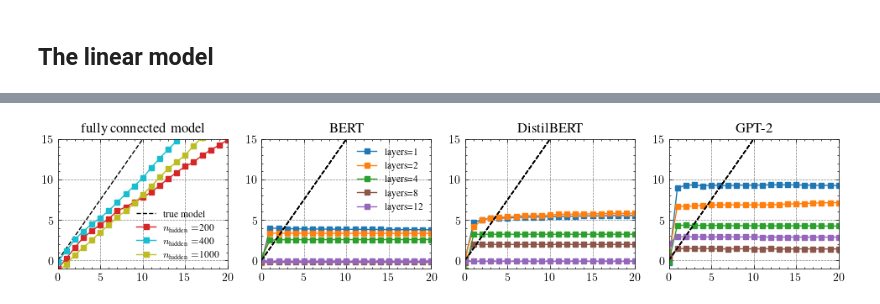
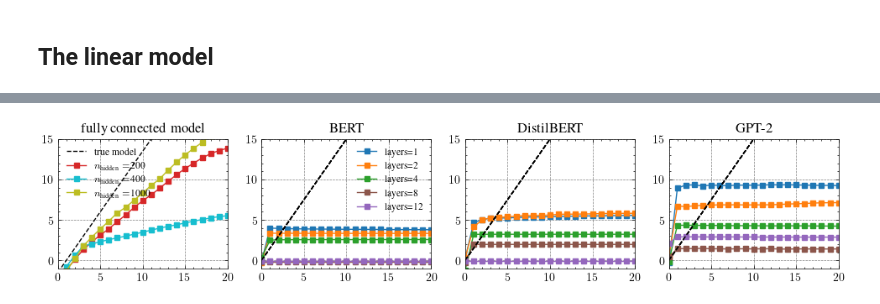
Before and after one commit to tleemann/slalom_explanations, a Jupyter notebook: notebooks/B_LearningLinearModels.ipynb, the cells around one changed output, grey strips where cells are left out. Saved outputs shown, nothing was run; the diff lists cells and outputs as text; code cells hidden in the pictures.

```diff
--- a/notebooks/B_LearningLinearModels.ipynb
+++ b/notebooks/B_LearningLinearModels.ipynb
@@ -49,7 +67,6 @@ def compute_logits_for_single_token(tokenizer, model, n_max=10, use_cls=True, in
     return torch.stack(logit_results)
 # %%
 n_heads = 12
-device = "cuda:2"
 res_dict = {}
 for model in ["bert", "distilbert", "gpt2"]:
     res_dict[model] = {}
@@ -114,12 +133,9 @@ myds = SparseBoWDataset(tokenizer, all_words_dict =  words_dict, fixed_len=False
 from torch.utils.data import DataLoader
 mydl = DataLoader(myds, batch_size=32)
 # %%
-use_device="cuda"
 n_layers, n_heads, model = 2, 12, "distilbert"
-model_str = f"{prefix}/sparsebow_{model}_{n_layers}_r0.pt"
-model_obj = DistilBert(n_layers=n_layers, n_heads=n_heads, pretrained=False)
-model_obj.model.load_state_dict(torch.load(model_str))
-model_obj.model.to(use_device)
+from transformers import AutoModelForSequenceClassification
+model_obj = AutoModelForSequenceClassification.from_pretrained("distilbert/distilbert-base-uncased").to(device)
 print("Loaded model for embeddings.")
 
 import torch.nn as nn
@@ -135,8 +151,8 @@ class TwoLayerFixedContext(nn.Module):
         return self.layer2(x)
 
 from torch.optim import Adam
-def fit_sgd(my_dl, model, num_eps=10, lr=5e-4, batch_size=32):
-    model = model.to(use_device)
+def fit_sgd(my_dl, model, num_eps=10, lr=1e-3, batch_size=32):
+    model = model.to(device)
     my_optim = Adam(model.parameters(), lr = lr)
     losses = []
     iters = 0
@@ -147,10 +163,10 @@ def fit_sgd(my_dl, model, num_eps=10, lr=5e-4, batch_size=32):
             my_optim.zero_grad()
             #output = example_model.forward(batch["input_ids"])
             #loss = myloss(output, batch["label"])
-            input_embs = model_obj.model.distilbert.embeddings.word_embeddings(batch["input_ids"].to(use_device)).detach().clone()
-            #print(input_embs.shape)
+            input_embs = model_obj.distilbert.embeddings.word_embeddings(batch["input_ids"].to(device)).detach().clone()
+            # input embeds shape = [768, 32, 32]
             output = model.forward(input_embs.reshape(len(input_embs), -1))
-            loss = loss_fn(output, batch["label"].to(use_device))
+            loss = loss_fn(output, batch["label"].to(device))
             loss.backward()
             my_optim.step()
             losses.append(loss.item())
@@ -175,7 +191,7 @@ def compute_logits_for_single_token_fc(model, n_max=10, use_cls=True):
     inputs_pad[:,-1] = 102
     #print(inputs_pad)
     with torch.no_grad():
-        input_embs =  model_obj.model.distilbert.embeddings.word_embeddings(inputs_pad.to(use_device)).detach().clone()
+        input_embs =  model_obj.distilbert.embeddings.word_embeddings(inputs_pad.to(device)).detach().clone()
         logit_score = model.forward(input_embs.reshape(len(input_embs), -1))
         score = logit_score[:,1]-logit_score[:,0]
     return score
@@ -187,6 +204,6 @@ out_dict_lin = {}
 ### The linear model
 for hidden_sz in [200, 400, 1000]:
     fc_model = TwoLayerFixedContext(32*768, hidden_sz)
-    fc_model = fit_sgd(mydl, fc_model, num_eps=6)
+    fc_model = fit_sgd(mydl, fc_model, num_eps=20)
     out_dict_lin[hidden_sz] = compute_logits_for_single_token_fc(fc_model, n_max=30, use_cls=True)
 # %% [output]
@@ -231,18 +244,0 @@ out_dict_lin
-# %%
-import matplotlib.pyplot as plt
-f, ax_list = plt.subplots(1,4)
-layers_col = {1: "tab:blue", 2: "tab:orange", 6:"tab:green", 8: "tab:brown", 12: "tab:purple"}
-hidden_col = {1000: "tab:blue", 400: "tab:orange", 200:"tab:green"}
-ax_list[0].set_title("fully connected model")
-for key, value in out_dict_lin.items():
-    ax_list[0].plot(value.detach().cpu()-value[5].item(), "-s", c=hidden_col[key])
-    ax_list[0].set_xlim([5, 25])
-    ax_list[0].set_ylim([-1, 15])
-for i, model in enumerate(["bert", "distilbert", "gpt2"]):
-    ax_list[i+1].set_title(model)
-    for key, value in res_dict[model].items():
-        norm_const = value[1:].mean()
-        ax_list[i+1].plot(value-value[5], "-s", c=layers_col[key])
-        ax_list[i+1].set_xlim([5, 25])
-        ax_list[i+1].set_ylim([-1, 15])
-f.set_size_inches(12, 4)
@@ -253,30 +247,30 @@ plt.style.use('./figures/matplot.mplstyle')
 # %%
 import matplotlib.pyplot as plt
 import numpy as np
 transformer_plot_keys = {"bert": "BERT", "distilbert": "DistilBERT", "gpt2": "GPT-2"}
 f, ax_list = plt.subplots(1,4)
 layers_col = {1: "tab:blue", 2: "tab:orange", 4:"tab:green", 8: "tab:brown", 12: "tab:purple"}
 hidden_col = {200: "tab:red", 1000: "tab:olive", 400:"tab:cyan"}
 ax_list[0].set_title("fully connected model")
-ax_list[0].plot(np.arange(21)*1.5, "--k", label="true model")
+ax_list[0].plot(np.arange(21)*1.5-1.5, "--k", label="true model")
 for key, value in out_dict_lin.items():
     ax_list[0].plot(value.detach().cpu(), "-s", c=hidden_col[key], markersize=5, label=r"$n_{\text{hidden}}=$"+str(key))
 ax_list[0].set_xlim([0, 20])
 
 ax_list[0].set_ylim([-1, 15])
 ax_list[0].legend(fontsize="small")
 for i, model in enumerate(["bert", "distilbert", "gpt2"]):
     ax_list[i+1].set_title(transformer_plot_keys[model])
     for key, value in res_dict[model].items():
         norm_const = value[1:].mean()
         ax_list[i+1].plot(value, "-s", c=layers_col[key], markersize=5, label=r"layers="+str(key))
         ax_list[i+1].set_xlim([0, 20])
         ax_list[i+1].set_ylim([-1, 15])
         ax_list[i+1].plot(np.arange(21)*1.5, "--k")
 ax_list[1].legend(fontsize="small") # Only first figure has a legend
 f.set_size_inches(12, 2)
 # %% [output]
-[figure, old version]
+[figure, new version]
 # %%
 ## Save each as one figure
 import matplotlib.pyplot as plt
```
Also changed, not shown: parts of 16 cells of this notebook, 7 other files.
